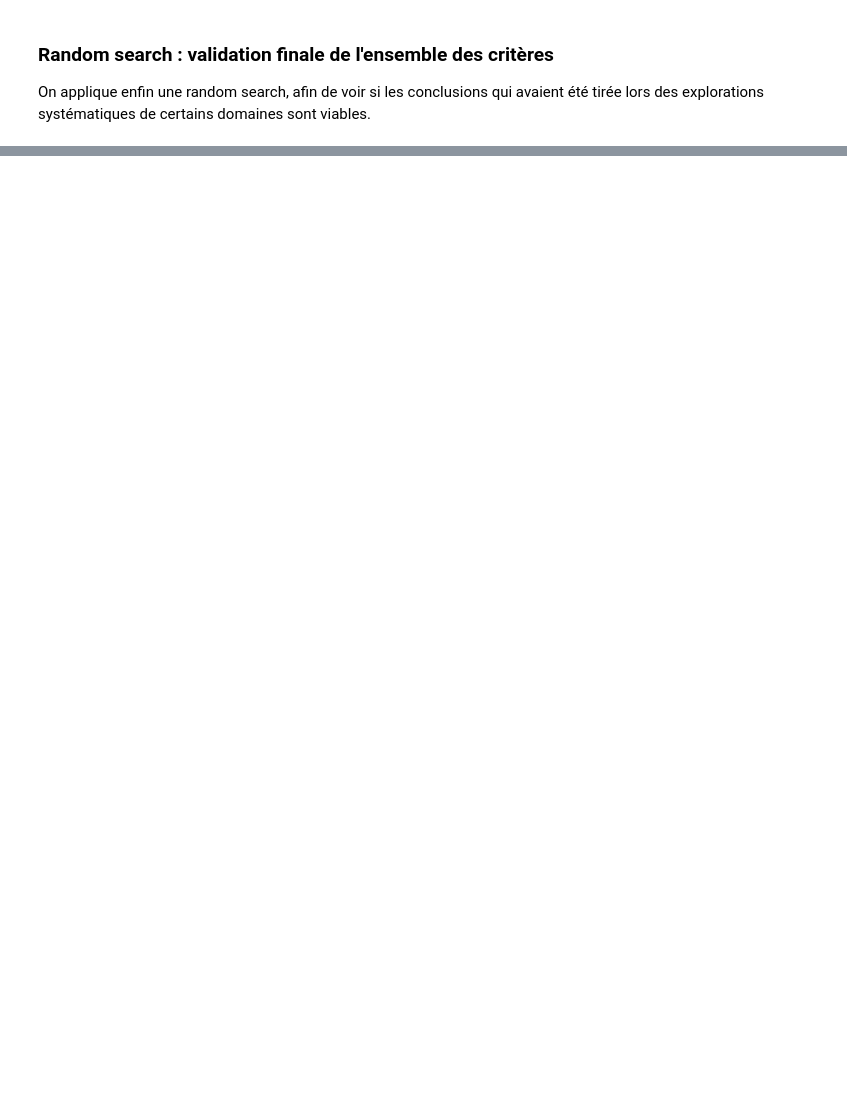
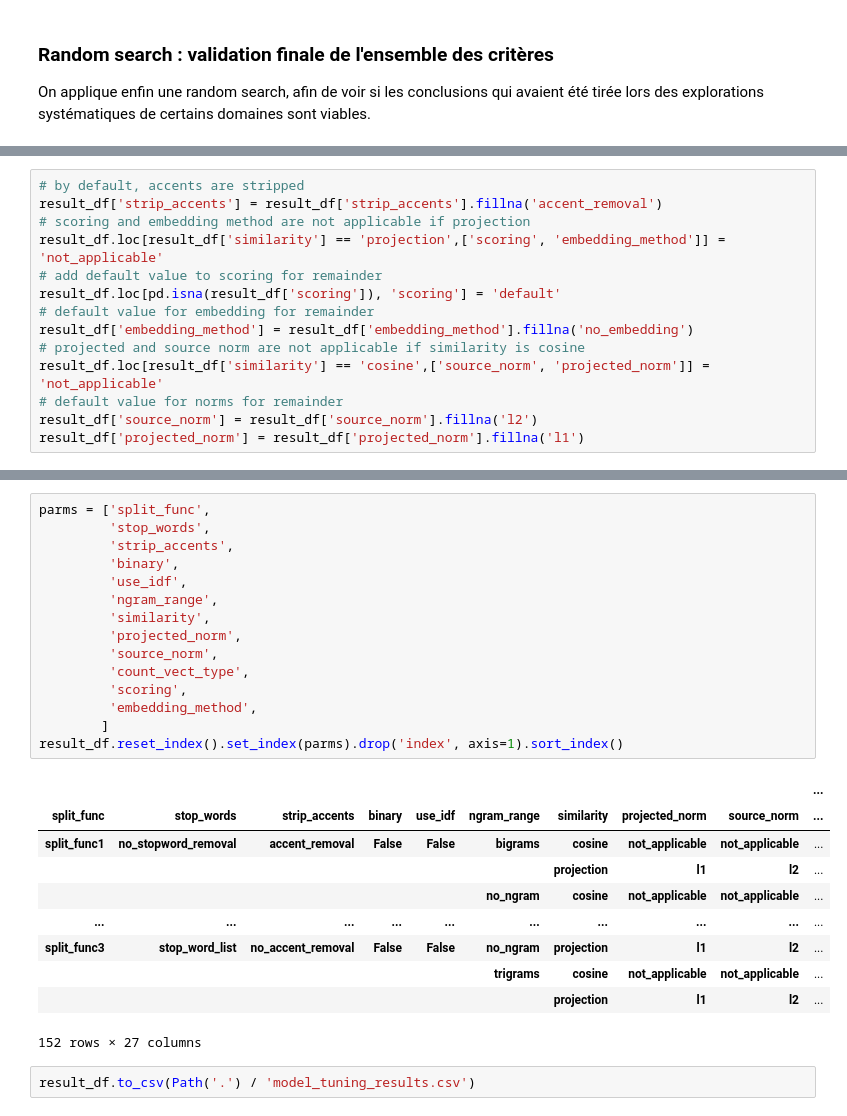
Before and after one commit to UltraDiuve/PIM-Recognizer, a Jupyter notebook: report/notebooks/model_tuning.ipynb, the cells around one changed output, grey strips where cells are left out. Drawn from its saved outputs; the diff is of its cells as text; blank space fills up the shorter version.

Commit message:
more work on model tuning

```diff
--- a/report/notebooks/model_tuning.ipynb
+++ b/report/notebooks/model_tuning.ipynb
@@ -726,0 +799,14 @@ search.best_score_
+# %%
+# by default, accents are stripped
+result_df['strip_accents'] = result_df['strip_accents'].fillna('accent_removal')
+# scoring and embedding method are not applicable if projection
+result_df.loc[result_df['similarity'] == 'projection',['scoring', 'embedding_method']] = 'not_applicable'
+# add default value to scoring for remainder
+result_df.loc[pd.isna(result_df['scoring']), 'scoring'] = 'default'
+# default value for embedding for remainder
+result_df['embedding_method'] = result_df['embedding_method'].fillna('no_embedding')
+# projected and source norm are not applicable if similarity is cosine
+result_df.loc[result_df['similarity'] == 'cosine',['source_norm', 'projected_norm']] = 'not_applicable'
+# default value for norms for remainder
+result_df['source_norm'] = result_df['source_norm'].fillna('l2')
+result_df['projected_norm'] = result_df['projected_norm'].fillna('l1')
@@ -726,0 +823,28 @@ search.best_score_
+# %%
+parms = ['split_func',
+         'stop_words',
+         'strip_accents',
+         'binary',
+         'use_idf',
+         'ngram_range',
+         'similarity',
+         'projected_norm',
+         'source_norm',
+         'count_vect_type',
+         'scoring',
+         'embedding_method',
+        ]
+result_df.reset_index().set_index(parms).drop('index', axis=1).sort_index()
+# %% [output]
+|  |  |  |  |  |  |  |  |  | ... |
+| split_func | stop_words | strip_accents | binary | use_idf | ngram_range | similarity | projected_norm | source_norm | ... |
+| split_func1 | no_stopword_removal | accent_removal | False | False | bigrams | cosine | not_applicable | not_applicable | ... |
+|  |  |  |  |  |  | projection | l1 | l2 | ... |
+|  |  |  |  |  | no_ngram | cosine | not_applicable | not_applicable | ... |
+| ... | ... | ... | ... | ... | ... | ... | ... | ... | ... |
+| split_func3 | stop_word_list | no_accent_removal | False | False | no_ngram | projection | l1 | l2 | ... |
+|  |  |  |  |  | trigrams | cosine | not_applicable | not_applicable | ... |
+|  |  |  |  |  |  | projection | l1 | l2 | ... |
+152 rows × 27 columns
+# %%
+result_df.to_csv(Path('.') / 'model_tuning_results.csv')
```
Also changed, not shown: parts of 55 cells of this notebook, 2 other files.
